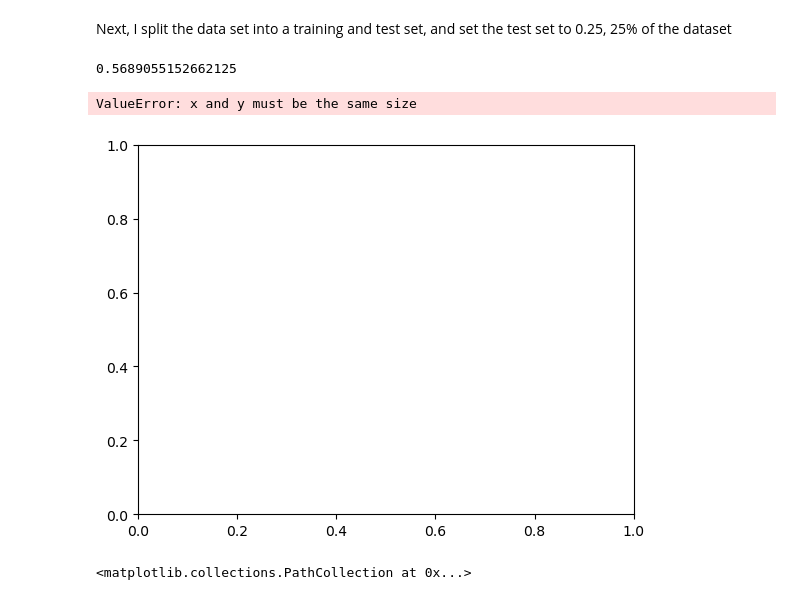
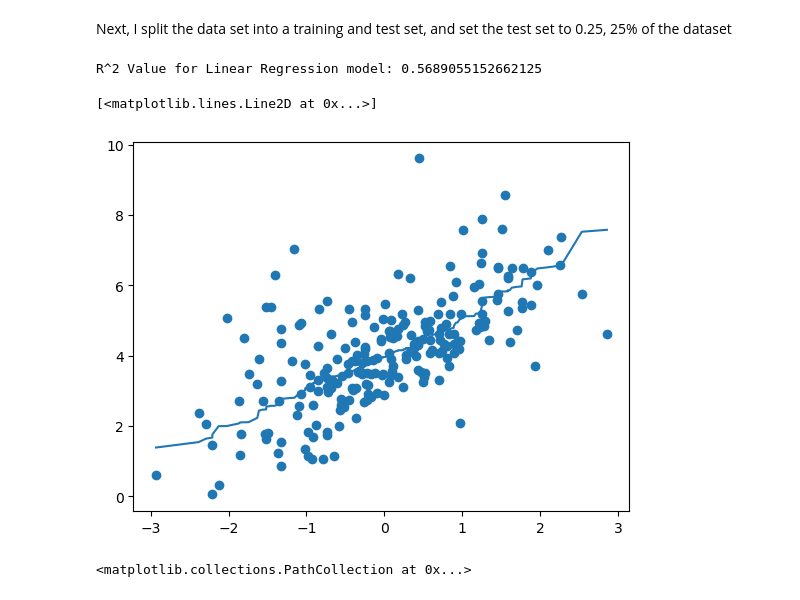
Before and after one commit to ZSyed512/TEP-Fish-Toxicity-Analysis, a Jupyter notebook: notebooks/LinearRegression.ipynb, the cells around one changed output. Cells and saved outputs as stored; diff of their text form; code cells hidden in the pictures.

```diff
--- a/notebooks/LinearRegression.ipynb
+++ b/notebooks/LinearRegression.ipynb
@@ -58,17 +59,19 @@ X_train, X_test, y_train, y_test = train_test_split(X, y, test_size = 0.25, rand
 model = LinearRegression()
 model.fit(X_train, y_train)
 y_pred = model.predict(X_test)
-# %%
-model.score(X_test, y_test)
-# %% [output]
-0.5689055152662125
-# %%
-plt.scatter(X_test, y_test)
-
-plt.plot(X_test, y_pred)
-# %% [output]
-ValueError: x and y must be the same size
-[figure, removed]
+# %%
+LogRegResult = model.score(X_test, y_test)
+print("R^2 Value for Linear Regression model:", LogRegResult)
+# %% [output]
+R^2 Value for Linear Regression model: 0.5689055152662125
+# %%
+#Since MLOGP had a normal distribution, I decided to use this feature in the graph
+#I had to use np.sort to correct the line of best fit
+plt.scatter(X_test["MLOGP"],y_test)
+plt.plot(np.sort(X_test["MLOGP"], axis=0),np.sort(y_pred, axis=0))
+# %% [output]
+[<matplotlib.lines.Line2D at 0x...>]
+[figure, added]
 # %%
 residual = y_test-y_pred
 plt.scatter(y_pred, y_test)
```
Also changed, not shown: parts of 10 cells of this notebook, 2 other files.
